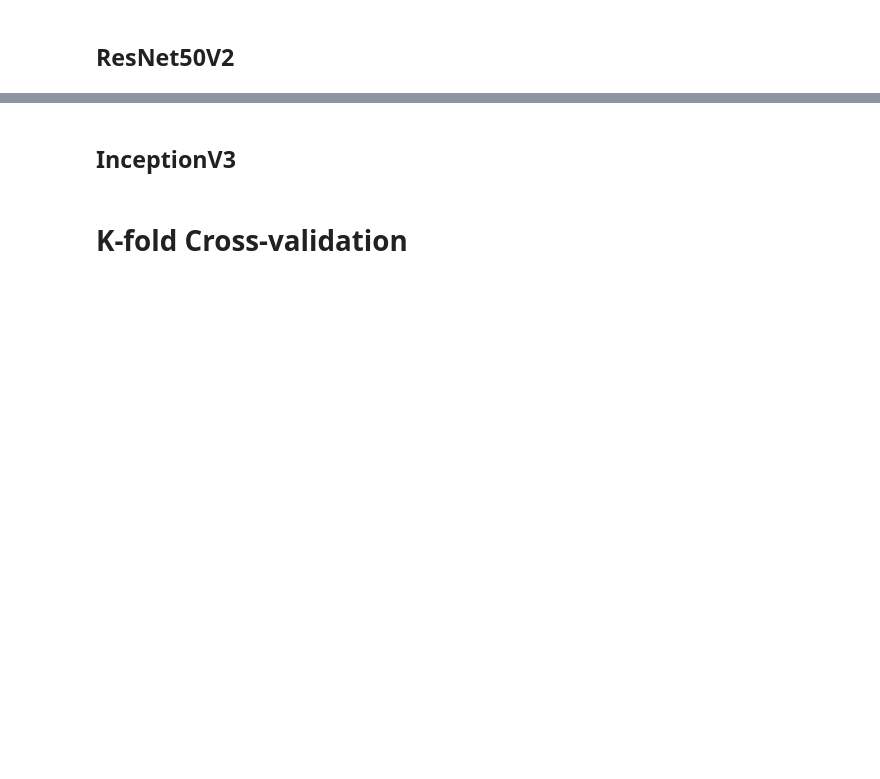
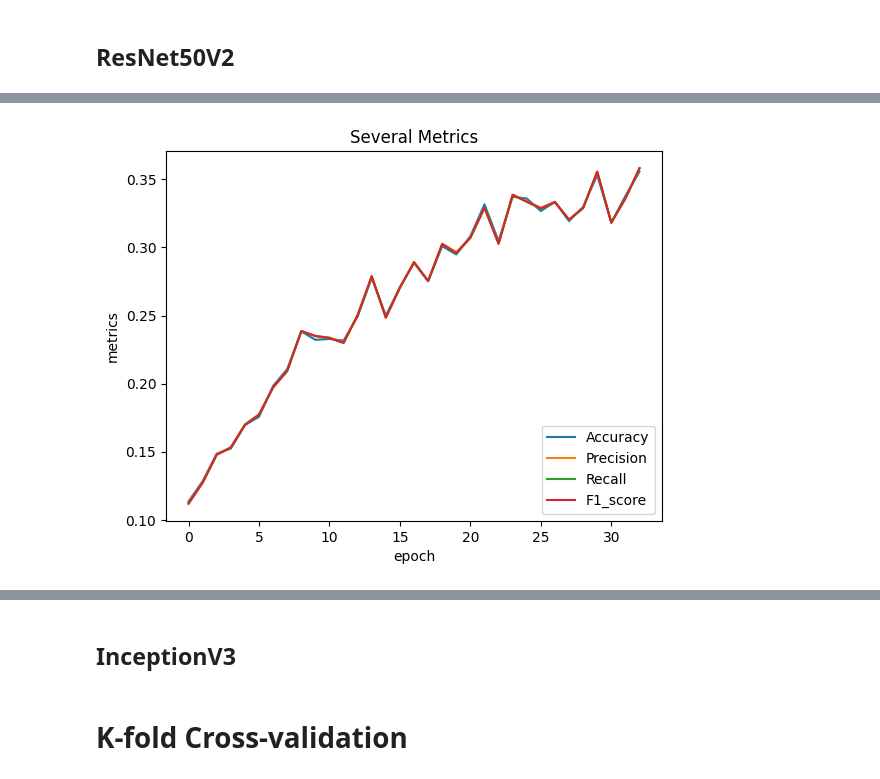
Before and after one commit to davidolima/car-model-classification, a Jupyter notebook: main.ipynb, the cells around one changed output, grey strips where cells are left out. Drawn from its saved outputs; the diff is of its cells as text; code cells hidden in the pictures; blank space fills up the shorter version.

```diff
--- a/main.ipynb
+++ b/main.ipynb
@@ -352 +428,5 @@ plothist(history)
+# %%
+plotMetrics(history_3)
+# %% [output]
+[figure, added]
 # %%
```
Also changed, not shown: parts of 16 cells of this notebook.
